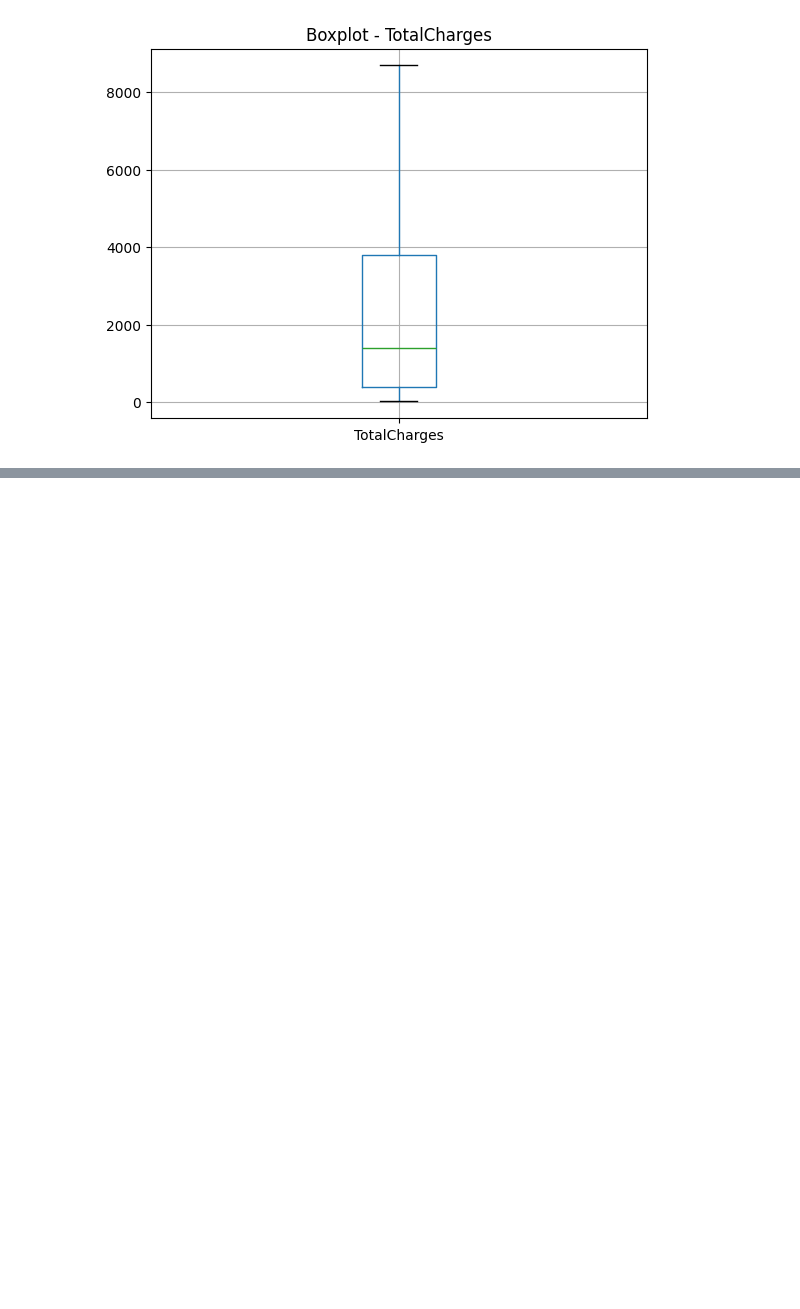
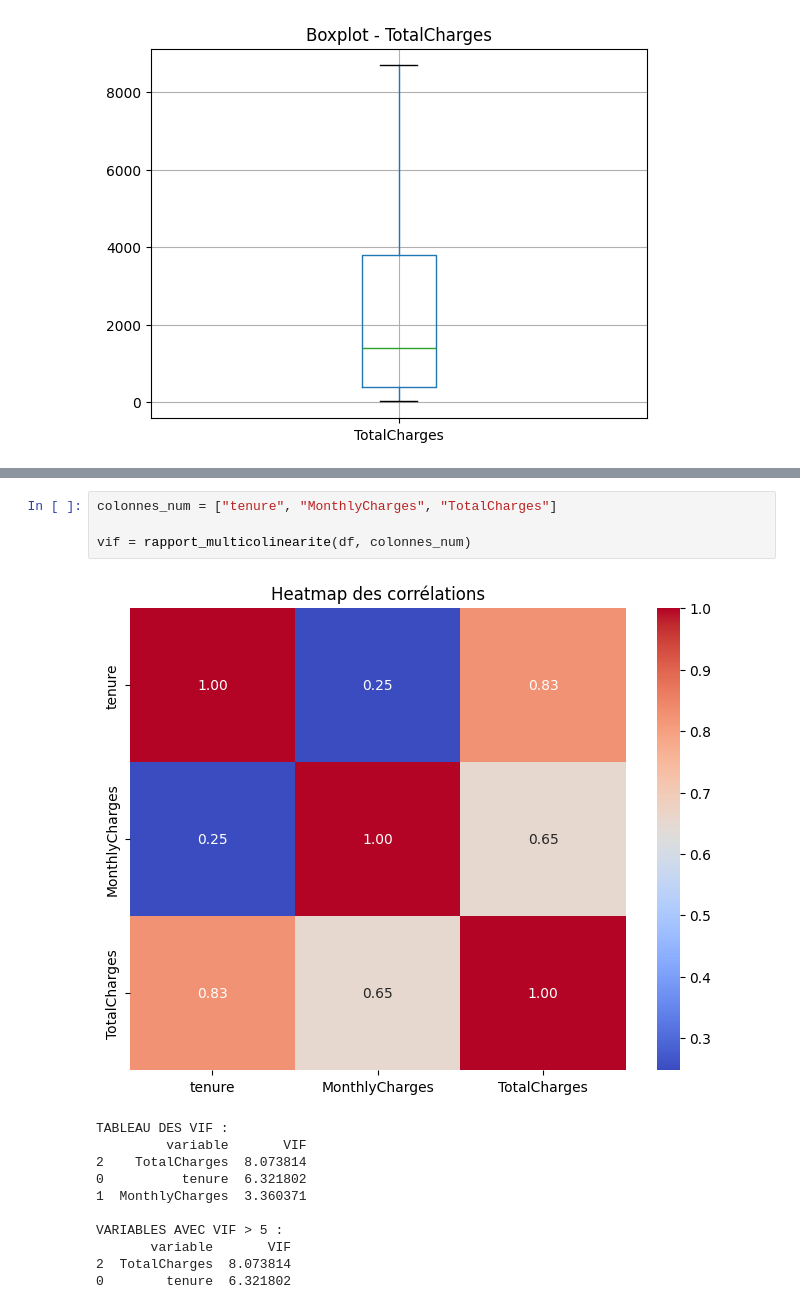
Before and after one commit to HoniTahina/-arene-des-algos-Tahina-HONI-RIKA, a Jupyter notebook: Telco_Customer_Churn.ipynb, the cells around one changed output, grey strips where cells are left out. Cells and saved outputs as stored; diff of their text form; blank space fills up the shorter version.

Commit message:
feat: rapport_multicolinearite

```diff
--- a/Telco_Customer_Churn.ipynb
+++ b/Telco_Customer_Churn.ipynb
@@ -286,0 +339,16 @@ Nombre d'outliers : 0
+# %%
+colonnes_num = ["tenure", "MonthlyCharges", "TotalCharges"]
+
+vif = rapport_multicolinearite(df, colonnes_num)
+# %% [output]
+[figure, added]
+TABLEAU DES VIF :
+         variable       VIF
+2    TotalCharges  8.073814
+0          tenure  6.321802
+1  MonthlyCharges  3.360371
+
+VARIABLES AVEC VIF > 5 :
+       variable       VIF
+2  TotalCharges  8.073814
+0        tenure  6.321802
```
Also changed, not shown: parts of 4 cells of this notebook.
